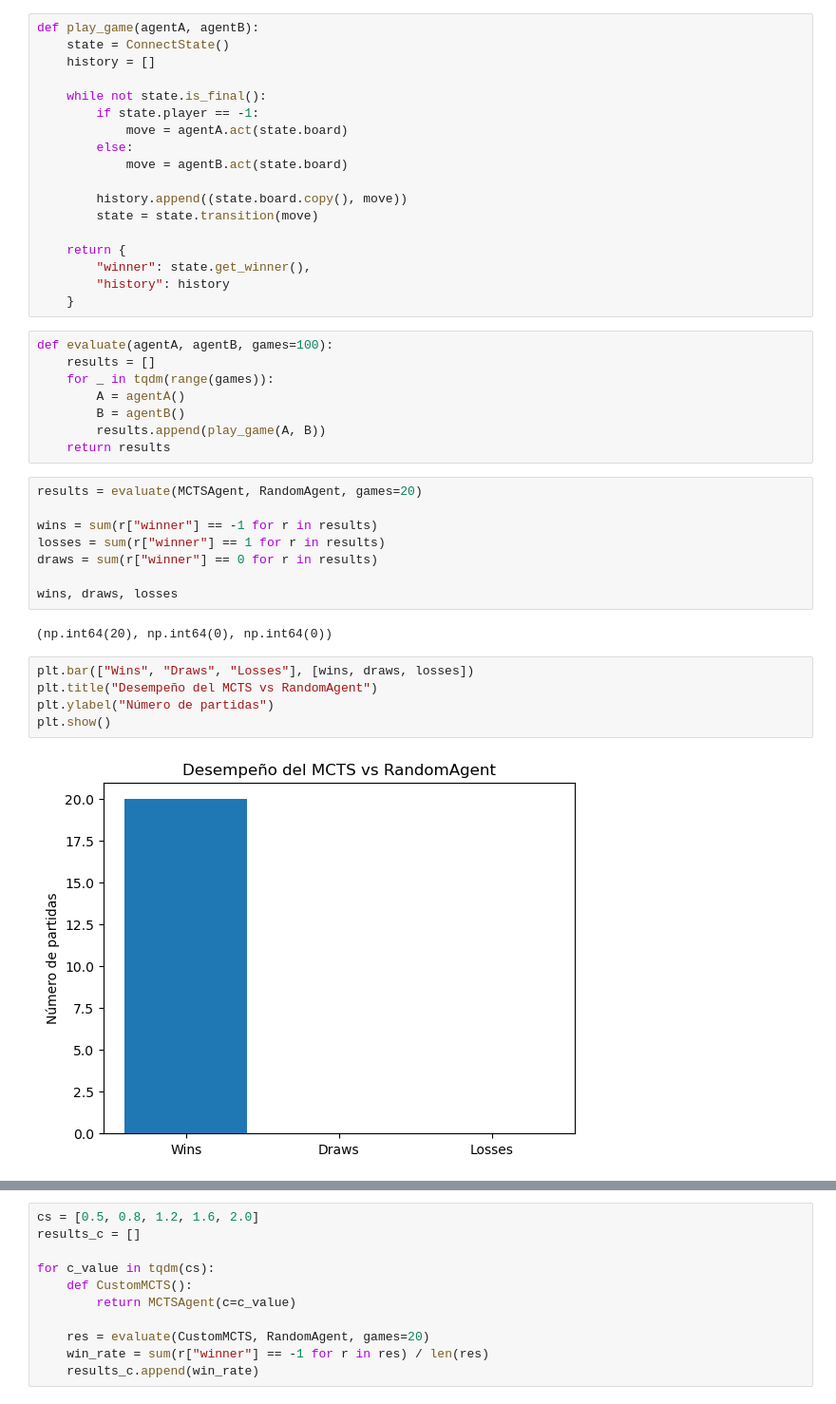
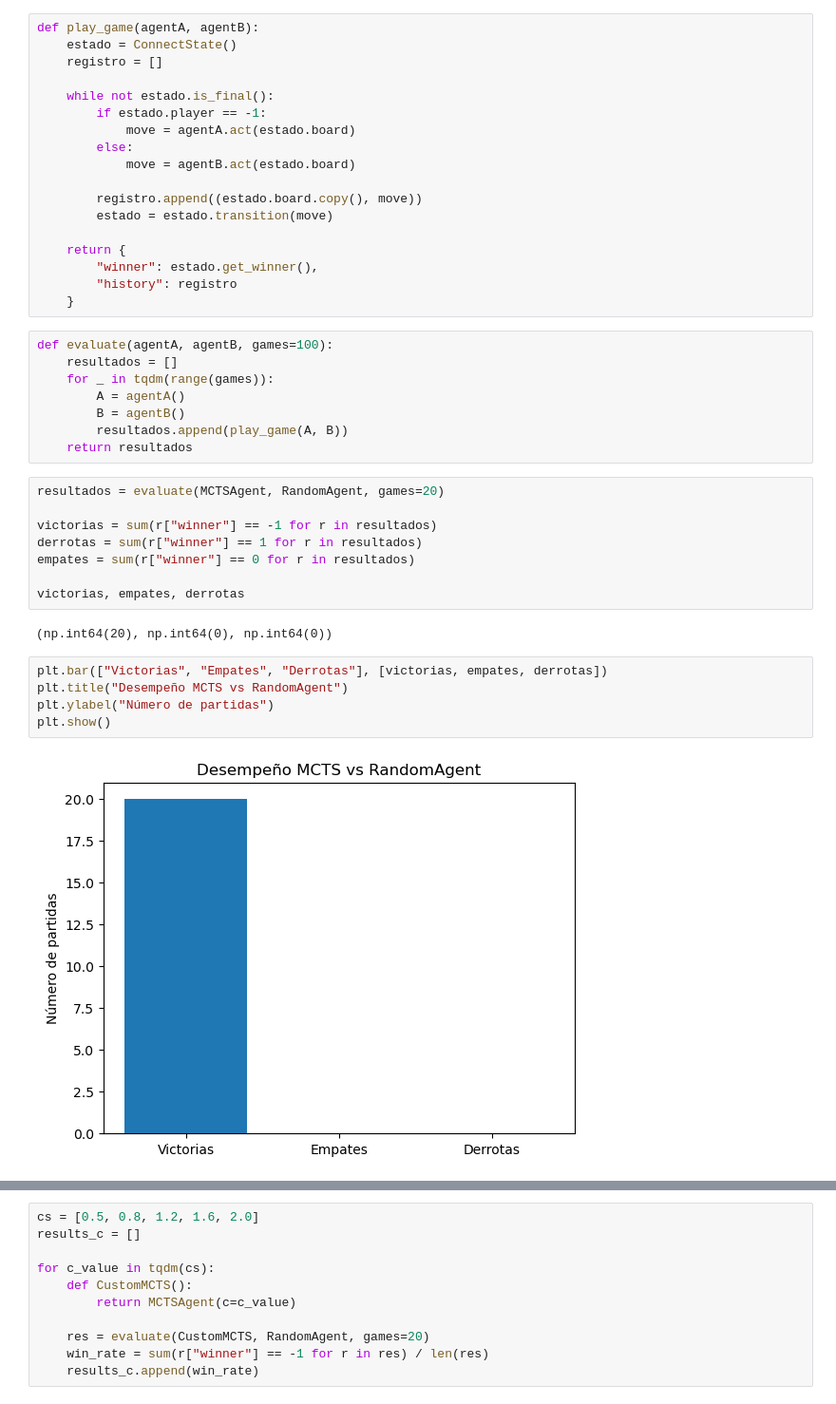
Before and after one commit to Zadcry/agente-connect4, a Jupyter notebook: entrega.ipynb, the cells around one changed output, grey strips where cells are left out. Shown at 95% size. Drawn from its saved outputs; the diff is of its cells as text.

```diff
--- a/entrega.ipynb
+++ b/entrega.ipynb
@@ -30,44 +25,44 @@ class RandomAgent:
         return int(rng.choice(available_cols))
 # %%
 def play_game(agentA, agentB):
-    state = ConnectState()
-    history = []
+    estado = ConnectState()
+    registro = []
 
-    while not state.is_final():
-        if state.player == -1:
-            move = agentA.act(state.board)
+    while not estado.is_final():
+        if estado.player == -1:
+            move = agentA.act(estado.board)
         else:
-            move = agentB.act(state.board)
+            move = agentB.act(estado.board)
 
-        history.append((state.board.copy(), move))
-        state = state.transition(move)
+        registro.append((estado.board.copy(), move))
+        estado = estado.transition(move)
 
     return {
-        "winner": state.get_winner(),
-        "history": history
+        "winner": estado.get_winner(),
+        "history": registro
     }
 # %%
 def evaluate(agentA, agentB, games=100):
-    results = []
+    resultados = []
     for _ in tqdm(range(games)):
         A = agentA()
         B = agentB()
-        results.append(play_game(A, B))
-    return results
+        resultados.append(play_game(A, B))
+    return resultados
 # %%
-results = evaluate(MCTSAgent, RandomAgent, games=20)
+resultados = evaluate(MCTSAgent, RandomAgent, games=20)
 
-wins = sum(r["winner"] == -1 for r in results)
-losses = sum(r["winner"] == 1 for r in results)
-draws = sum(r["winner"] == 0 for r in results)
+victorias = sum(r["winner"] == -1 for r in resultados)
+derrotas = sum(r["winner"] == 1 for r in resultados)
+empates = sum(r["winner"] == 0 for r in resultados)
 
-wins, draws, losses
+victorias, empates, derrotas
 # %% [output]
 (np.int64(20), np.int64(0), np.int64(0))
 # %%
-plt.bar(["Wins", "Draws", "Losses"], [wins, draws, losses])
-plt.title("Desempeño del MCTS vs RandomAgent")
+plt.bar(["Victorias", "Empates", "Derrotas"], [victorias, empates, derrotas])
+plt.title("Desempeño MCTS vs RandomAgent")
 plt.ylabel("Número de partidas")
 plt.show()
 # %% [output]
-[figure, old version]
+[figure, new version]
```
Also changed, not shown: parts of 20 cells of this notebook.
